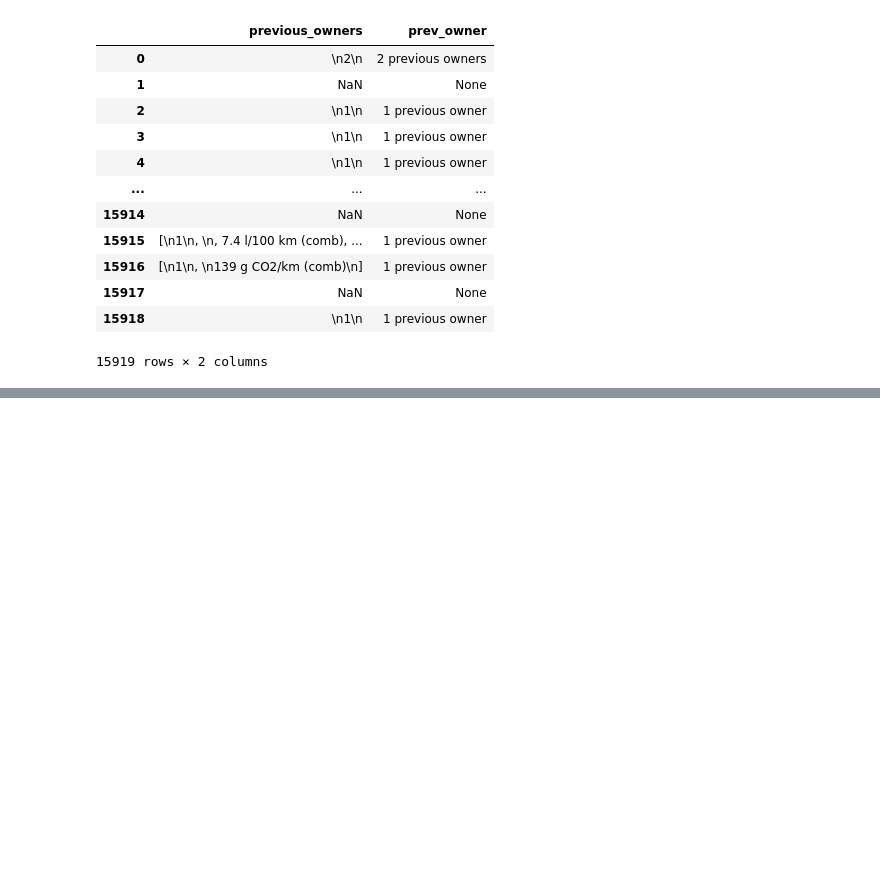
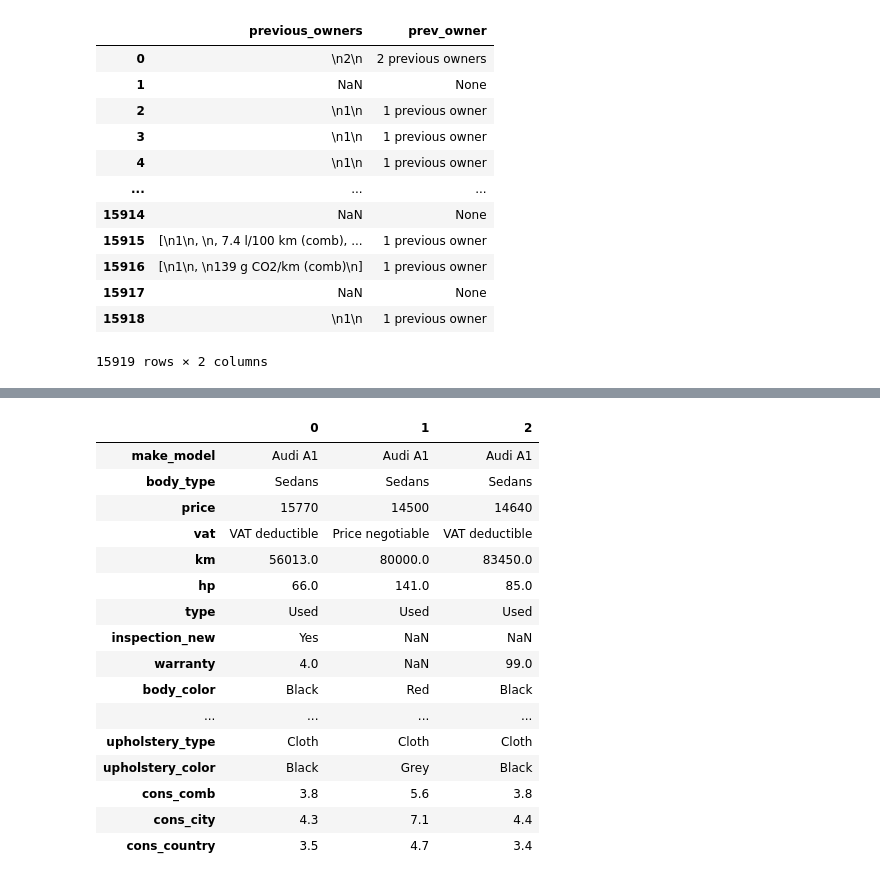
Before and after one commit to sibelsezen/vehicle-data-cleaning-ml, a Jupyter notebook: notebooks/01_data_cleaning.ipynb, the cells around one changed output, grey strips where cells are left out. Saved outputs shown, nothing was run; the diff lists cells and outputs as text; code cells hidden in the pictures; blank space fills up the shorter version.

```diff
--- a/notebooks/01_data_cleaning.ipynb
+++ b/notebooks/01_data_cleaning.ipynb
@@ -237,0 +1493,9 @@ df["paint_type"] = df["paint_type"].replace("nan", np.nan)
+# %%
+
+df["entertainment_and_media"] = (
+    df["entertainment_and_media"]
+    .astype(str)
+    .str.replace("[", "", regex=False)
+    .str.replace("]", "", regex=False)
+    .str.strip()
+)
@@ -237,0 +1513,2 @@ df["paint_type"] = df["paint_type"].replace("nan", np.nan)
+# %%
+df["extras"] = [",".join(item) if type(item) == list else item for item in df["extras"]]
@@ -238 +1535,3 @@ df["paint_type"] = df["paint_type"].replace("nan", np.nan)
+# %%
+df["safety_and_security"] = [",".join(item) if type(item) == list else item for item in df["safety_and_security"]]
 # %%
@@ -248,22 +1545,0 @@ dummy_cols = [
-# %%
-duplicate_check_cols = [
-    "make_model",
-    "short_description",
-    "body_type",
-    "price",
-    "km",
-    "registration",
-    "hp",
-    "gearing_type",
-    "body_color"
-]
-
-# remove columns that contain lists
-safe_duplicate_cols = [
-    col for col in duplicate_check_cols
-    if col in df.columns and not df[col].apply(lambda x: isinstance(x, list)).any()
-]
-
-df = df.drop_duplicates(subset=safe_duplicate_cols)
-
-df.shape
@@ -271,0 +1558,20 @@ df.shape
+# %%
+df.head(3).T
+# %% [output]
+|  | 0 | 1 | 2 |
+| make_model | Audi A1 | Audi A1 | Audi A1 |
+| body_type | Sedans | Sedans | Sedans |
+| price | 15770 | 14500 | 14640 |
+| vat | VAT deductible | Price negotiable | VAT deductible |
+| km | 56013.0 | 80000.0 | 83450.0 |
+| hp | 66.0 | 141.0 | 85.0 |
+| type | Used | Used | Used |
+| inspection_new | Yes | NaN | NaN |
+| warranty | 4.0 | NaN | 99.0 |
+| body_color | Black | Red | Black |
+| ... | ... | ... | ... |
+| upholstery_type | Cloth | Cloth | Cloth |
+| upholstery_color | Black | Grey | Black |
+| cons_comb | 3.8 | 5.6 | 3.8 |
+| cons_city | 4.3 | 7.1 | 4.4 |
+| cons_country | 3.5 | 4.7 | 3.4 |
```
Also changed, not shown: parts of 195 cells of this notebook, 6 other files.
